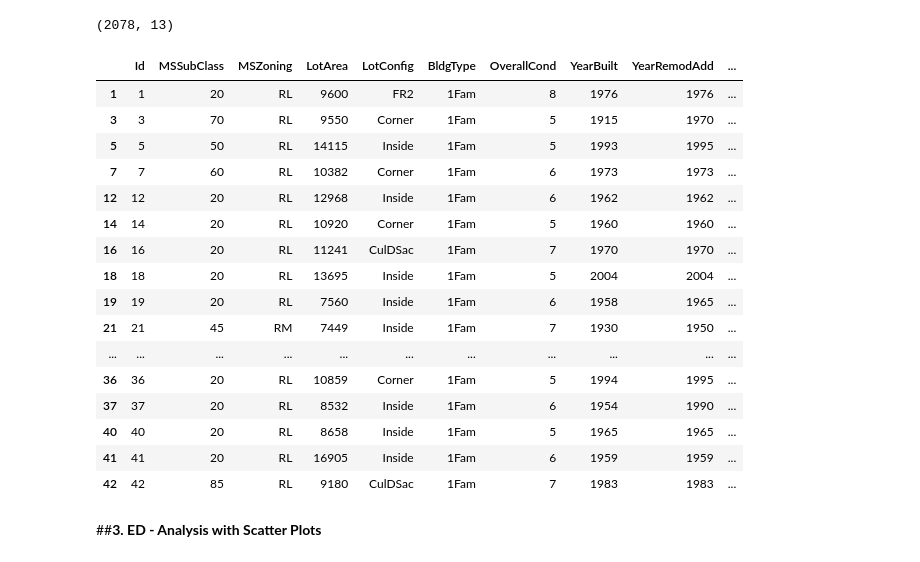
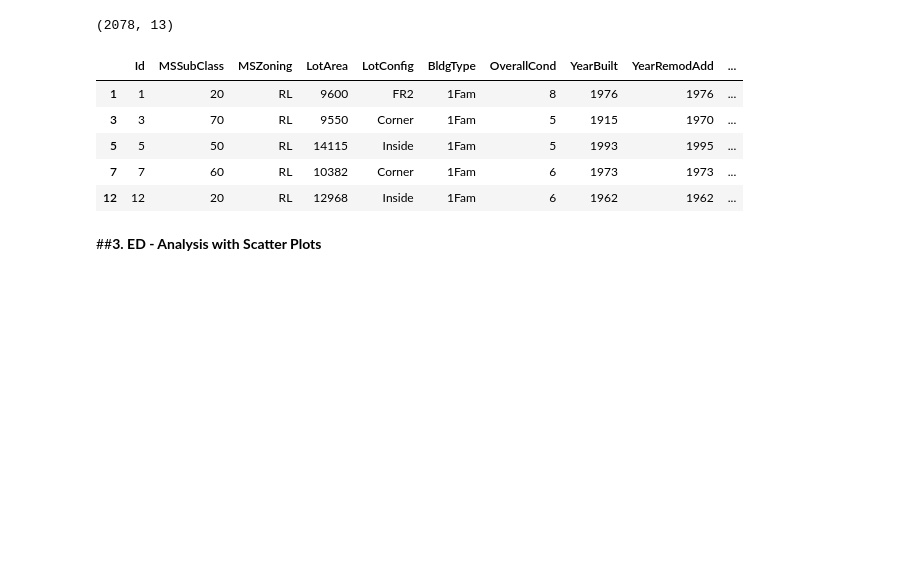
Before and after one commit to MuhammadMuzammil67/House_Prediction_Project, a Jupyter notebook: HousePrice_LR_Project.ipynb, the cells around one changed output. Drawn from its saved outputs; the diff is of its cells as text; code cells hidden in the pictures; blank space fills up the shorter version.

```diff
--- a/HousePrice_LR_Project.ipynb
+++ b/HousePrice_LR_Project.ipynb
@@ -7,7 +7,7 @@ import seaborn as sns
 import numpy as np
 # %%
 # 1. reading the data from excel
-dataset = pd.read_excel('/content/drive/MyDrive/HousePricePrediction.xlsx')
+dataset = pd.read_csv('/content/HousePricePrediction.xlsx - Sheet1.csv')
 dataset.head()
 # %% [output]
 |  | Id | MSSubClass | MSZoning | LotArea | LotConfig | BldgType | OverallCond | YearBuilt | YearRemodAdd | ... |
@@ -104,25 +104,14 @@ clean_data.shape
 # %% [output]
 (2078, 13)
 # %%
-clean_data.head(20)
+clean_data.head(5)
 # %% [output]
 |  | Id | MSSubClass | MSZoning | LotArea | LotConfig | BldgType | OverallCond | YearBuilt | YearRemodAdd | ... |
 | 1 | 1 | 20 | RL | 9600 | FR2 | 1Fam | 8 | 1976 | 1976 | ... |
 | 3 | 3 | 70 | RL | 9550 | Corner | 1Fam | 5 | 1915 | 1970 | ... |
 | 5 | 5 | 50 | RL | 14115 | Inside | 1Fam | 5 | 1993 | 1995 | ... |
 | 7 | 7 | 60 | RL | 10382 | Corner | 1Fam | 6 | 1973 | 1973 | ... |
 | 12 | 12 | 20 | RL | 12968 | Inside | 1Fam | 6 | 1962 | 1962 | ... |
-| 14 | 14 | 20 | RL | 10920 | Corner | 1Fam | 5 | 1960 | 1960 | ... |
-| 16 | 16 | 20 | RL | 11241 | CulDSac | 1Fam | 7 | 1970 | 1970 | ... |
-| 18 | 18 | 20 | RL | 13695 | Inside | 1Fam | 5 | 2004 | 2004 | ... |
-| 19 | 19 | 20 | RL | 7560 | Inside | 1Fam | 6 | 1958 | 1965 | ... |
-| 21 | 21 | 45 | RM | 7449 | Inside | 1Fam | 7 | 1930 | 1950 | ... |
-| ... | ... | ... | ... | ... | ... | ... | ... | ... | ... | ... |
-| 36 | 36 | 20 | RL | 10859 | Corner | 1Fam | 5 | 1994 | 1995 | ... |
-| 37 | 37 | 20 | RL | 8532 | Inside | 1Fam | 6 | 1954 | 1990 | ... |
-| 40 | 40 | 20 | RL | 8658 | Inside | 1Fam | 5 | 1965 | 1965 | ... |
-| 41 | 41 | 20 | RL | 16905 | Inside | 1Fam | 6 | 1959 | 1959 | ... |
-| 42 | 42 | 85 | RL | 9180 | CulDSac | 1Fam | 7 | 1983 | 1983 | ... |
 # %% [markdown]
 ##**3. ED - Analysis with Scatter Plots**
 # %%
```
Also changed, not shown: parts of 6 cells of this notebook.
